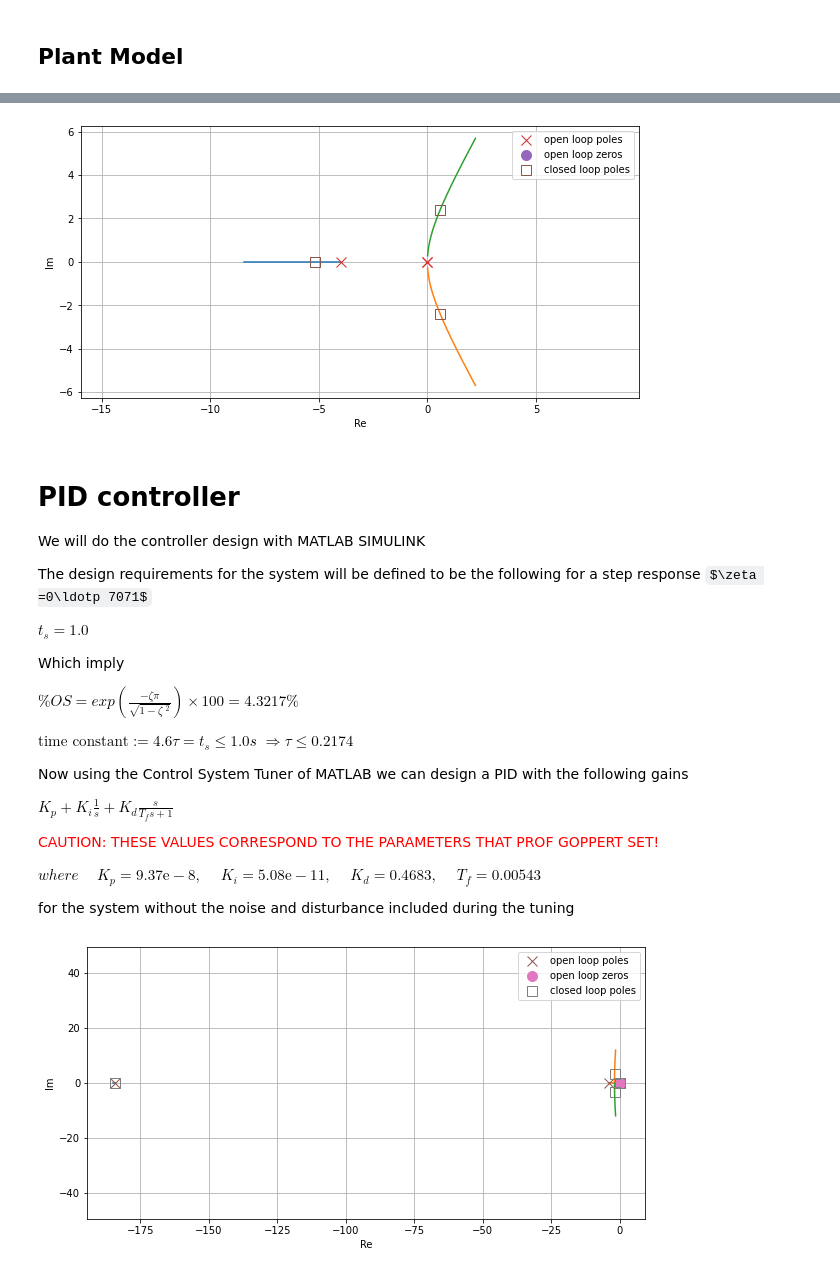
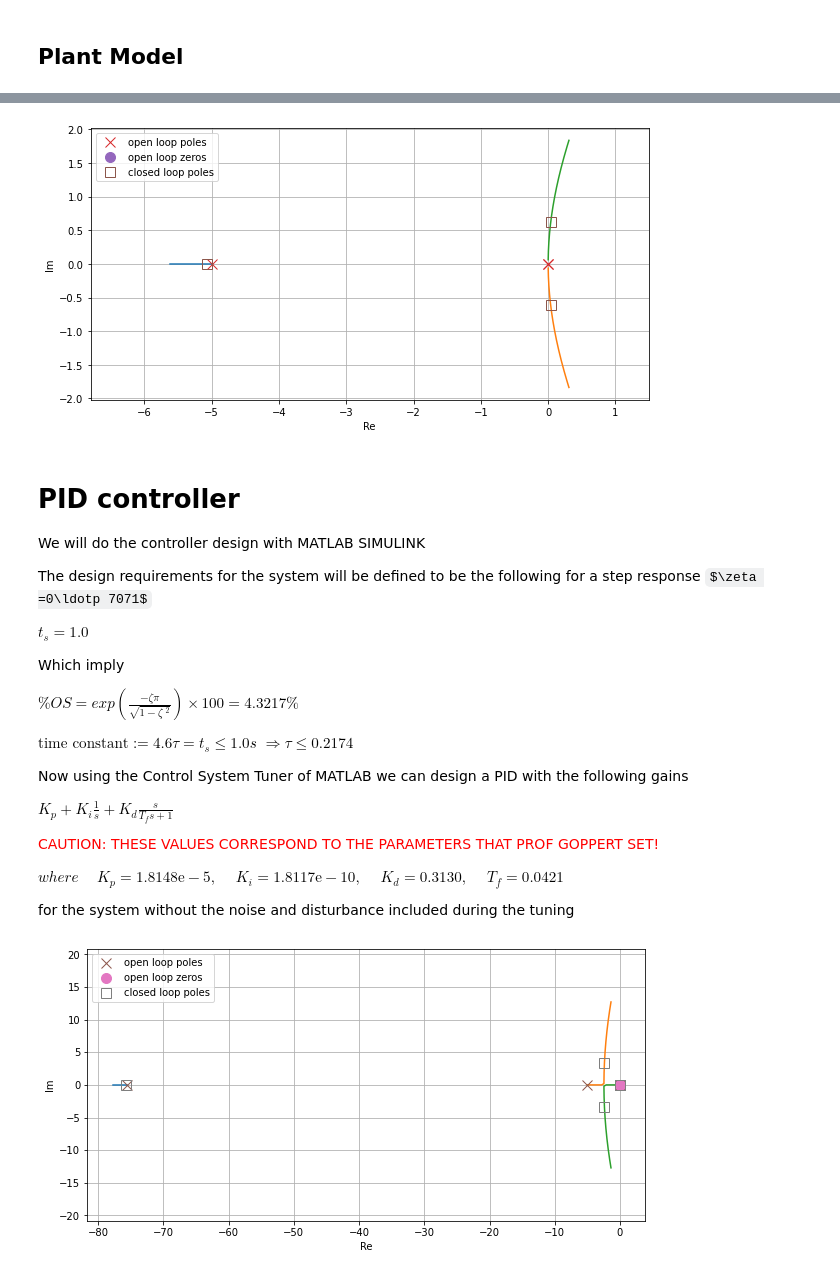
Before and after one commit to smallpondtom/aae451-notebook, a Jupyter notebook: 5-VTOL-Control/VTOL-Control.ipynb, the cells around one changed output, grey strips where cells are left out. Drawn from its saved outputs; the diff is of its cells as text; code cells hidden in the pictures; some formulas as TeX source.

Commit message:
Update VTOL controls jupyter notebook.

```diff
--- a/5-VTOL-Control/VTOL-Control.ipynb
+++ b/5-VTOL-Control/VTOL-Control.ipynb
@@ -19,6 +19,12 @@ def my_root_locus(G, kvect=None):
     plt.grid();
     plt.legend()
     plt.axis('equal')
+# %%
+# Moment of inertias
+
+Ixx = 43791.487  # kg-m2
+Iyy = 26276.809  # kg-m2
+Izz = 64178.788  # kg-m2
 # %% [markdown]
 # Fan Model
 # %% [markdown]
@@ -224,0 +425,6 @@ $$\frac{3.142}{s + 4}$$
+# %%
+tau = 5
+thrust_max = 71.22e3    # the acutal value is 71.22e3 [N]
+s = control.tf([1, 0], [1])
+G_fan = thrust_max*(tau/(s+tau))
+G_fan
@@ -270,0 +475,19 @@ $$\frac{31.42}{s^3 + 4 s^2}$$
+# %%
+# Airflow ratio
+rcp = 0.5
+rhp = 0.5
+# Distances of each post from the lateral axis
+dcp = 1.181
+dhp = 1.105
+# mean distance
+if round(dcp*rcp) == round(dhp*rhp):
+    d = rcp * dcp
+else:
+    d = (rcp * dcp + rhp * dhp) / 2
+
+
+Jyy = Ixx + Izz
+Gk = 1/(Jyy*s**2)  # Plant for the "k"inematics
+Gf = d*G_fan  # Plant for the "f"an
+G = Gf * Gk
+G
@@ -271,7 +496,7 @@ $$\frac{31.42}{s^3 + 4 s^2}$$
 # %%
 my_root_locus(G, kvect=np.logspace(-2, 1, 1000));
 # %% [output]
-[figure, old version]
+[figure, new version]
 # %% [markdown]
 # PID controller
 
@@ -296,21 +521,21 @@ $K_p +K_i \frac{1}{s}+K_d \frac{s}{T_f s+1}$
 
 <span style="color:red">CAUTION: THESE VALUES CORRESPOND TO THE PARAMETERS THAT PROF GOPPERT SET!</span>
 
-$where \phantom{-} K_p =9.37\text{e}-8, \phantom{-} K_i =5.08\text{e}-11,\phantom{-} K_d =0.4683,\phantom{-} T_f =0.00543$
+$where \phantom{-} K_p =1.8148\text{e}-5, \phantom{-} K_i =1.8117\text{e}-10,\phantom{-} K_d =0.3130,\phantom{-} T_f =0.0421$
 
 for the system without the noise and disturbance included during the tuning
 # %%
 # H = 0.29*(s/1 + 1)/(s/30 + 1)  # lead-lag
 
-kp = 9.36743389908816e-08
-ki = 5.08261650479512e-11
-kd = 0.468303052208702
-N = 184.314581201354
+kp = 2.44992025334364e-06
+ki = 3.06547663120764e-10
+kd = 8.65079280777963
+N = 75.5192599403064
 H = kp + ki / s + kd * (N / (1 + N * (1 / s)))
 
 my_root_locus(G*H, np.logspace(-10, 1, 1000))
 # %% [output]
-[figure, old version]
+[figure, new version]
 # %%
 y_r = G*H/(1 + G*H)
 t, y = control.step_response(y_r, T=np.linspace(0, 10, 1000))
```
Also changed, not shown: parts of 63 cells of this notebook.
